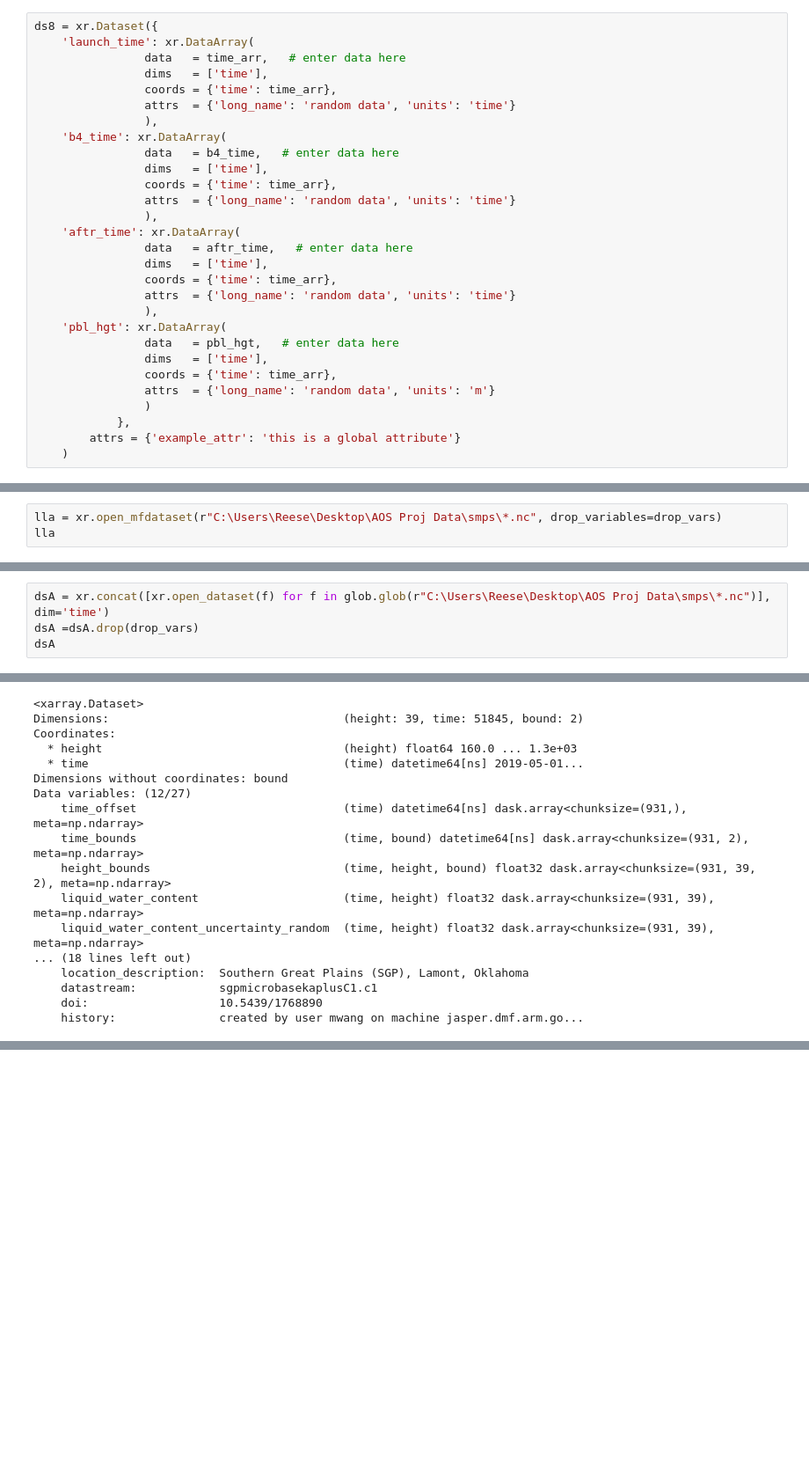
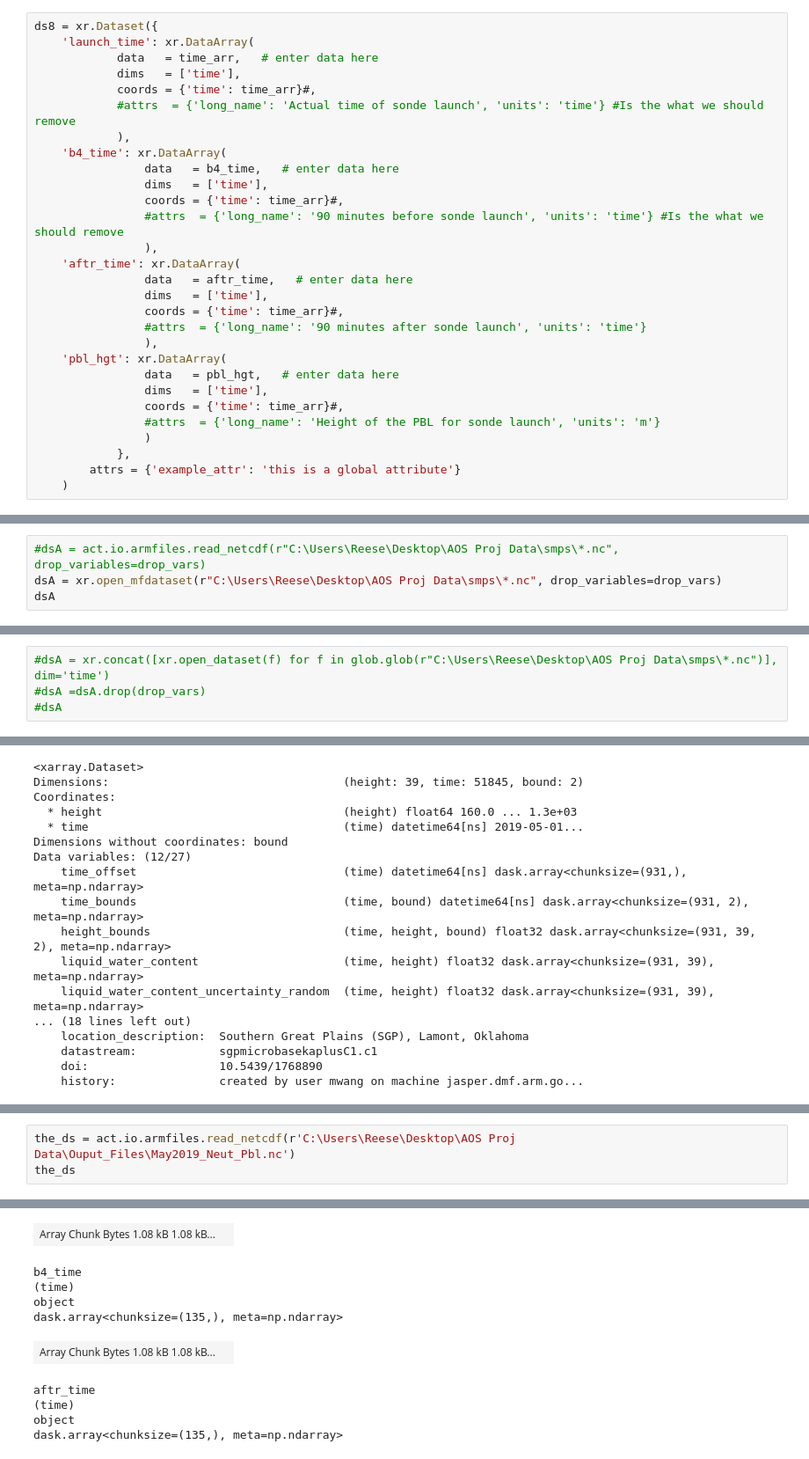
Before and after one commit to ReeseMishler/Work-File, a Jupyter notebook: TestBook.ipynb, the cells around one changed output, grey strips where cells are left out. Shown: that part at 88% size. Drawn from its saved outputs; the diff is of its cells as text; blank space fills up the shorter version.

Commit message:
Update TestBook.ipynb
Added statements to write created datasets to .nc files in output directory. Removed attributes of PblHgt file.

```diff
--- a/TestBook.ipynb
+++ b/TestBook.ipynb
@@ -50,28 +52,28 @@ for filename in os.listdir(directory):
 # %%
 ds8 = xr.Dataset({
     'launch_time': xr.DataArray(
-                data   = time_arr,   # enter data here
-                dims   = ['time'],
-                coords = {'time': time_arr},
-                attrs  = {'long_name': 'random data', 'units': 'time'}
-                ),
+            data   = time_arr,   # enter data here
+            dims   = ['time'],
+            coords = {'time': time_arr}#,
+            #attrs  = {'long_name': 'Actual time of sonde launch', 'units': 'time'} #Is the what we should remove
+            ),
     'b4_time': xr.DataArray(
                 data   = b4_time,   # enter data here
                 dims   = ['time'],
-                coords = {'time': time_arr},
-                attrs  = {'long_name': 'random data', 'units': 'time'}
+                coords = {'time': time_arr}#,
+                #attrs  = {'long_name': '90 minutes before sonde launch', 'units': 'time'} #Is the what we should remove
                 ),
     'aftr_time': xr.DataArray(
                 data   = aftr_time,   # enter data here
                 dims   = ['time'],
-                coords = {'time': time_arr},
-                attrs  = {'long_name': 'random data', 'units': 'time'}
+                coords = {'time': time_arr}#,
+                #attrs  = {'long_name': '90 minutes after sonde launch', 'units': 'time'}
                 ),
     'pbl_hgt': xr.DataArray(
                 data   = pbl_hgt,   # enter data here
                 dims   = ['time'],
-                coords = {'time': time_arr},
-                attrs  = {'long_name': 'random data', 'units': 'm'}
+                coords = {'time': time_arr}#,
+                #attrs  = {'long_name': 'Height of the PBL for sonde launch', 'units': 'm'}
                 )
             },
         attrs = {'example_attr': 'this is a global attribute'}
@@ -104,8 +108,9 @@ drop_vars = ['diameter_mobility','base_time','time_offset','time_bounds','diamet
 # %% [markdown]
 ### Using mfdataset changes the total_N_conc and qc_total_N_conc to dask.array<chunksize=(288),> I'm not sure what this means though when printing the values, they are the same
 # %%
-lla = xr.open_mfdataset(r"C:\Users\Reese\Desktop\AOS Proj Data\smps\*.nc", drop_variables=drop_vars)
-lla
+#dsA = act.io.armfiles.read_netcdf(r"C:\Users\Reese\Desktop\AOS Proj Data\smps\*.nc", drop_variables=drop_vars)
+dsA = xr.open_mfdataset(r"C:\Users\Reese\Desktop\AOS Proj Data\smps\*.nc", drop_variables=drop_vars)
+dsA
 # %% [output]
 <xarray.Dataset> Dimensions: (time: 8902) Coordinates: * time (time) datetime64[ns] 2019-05-01 ... 2019-05-31T23:55:00 Data variables: total_N_conc (time) float32 dask.array<chunksize=(288,), meta=np. ...
 xarray.Dataset
@@ -161,6 +166,6 @@ doi :
 history :
 created by user dsmgr on machine zinc at 2020-07-23 18:21:53, using ingest-aossmpscorr-1.1-0.el7
 # %%
-dsA = xr.concat([xr.open_dataset(f) for f in glob.glob(r"C:\Users\Reese\Desktop\AOS Proj Data\smps\*.nc")], dim='time')
-dsA =dsA.drop(drop_vars)
-dsA
+#dsA = xr.concat([xr.open_dataset(f) for f in glob.glob(r"C:\Users\Reese\Desktop\AOS Proj Data\smps\*.nc")], dim='time')
+#dsA =dsA.drop(drop_vars)
+#dsA
@@ -430,0 +562,4 @@ Data variables: (12/27)
+# %%
+the_ds = act.io.armfiles.read_netcdf(r'C:\Users\Reese\Desktop\AOS Proj Data\Ouput_Files\May2019_Neut_Pbl.nc')
+the_ds
+# %% [output]
@@ -430,0 +581,10 @@ Data variables: (12/27)
+| Array Chunk Bytes 1.08 kB 1.08 kB... |  |
+b4_time
+(time)
+object
+dask.array<chunksize=(135,), meta=np.ndarray>
+| Array Chunk Bytes 1.08 kB 1.08 kB... |  |
+aftr_time
+(time)
+object
+dask.array<chunksize=(135,), meta=np.ndarray>
```
Also changed, not shown: parts of 15 cells of this notebook.
